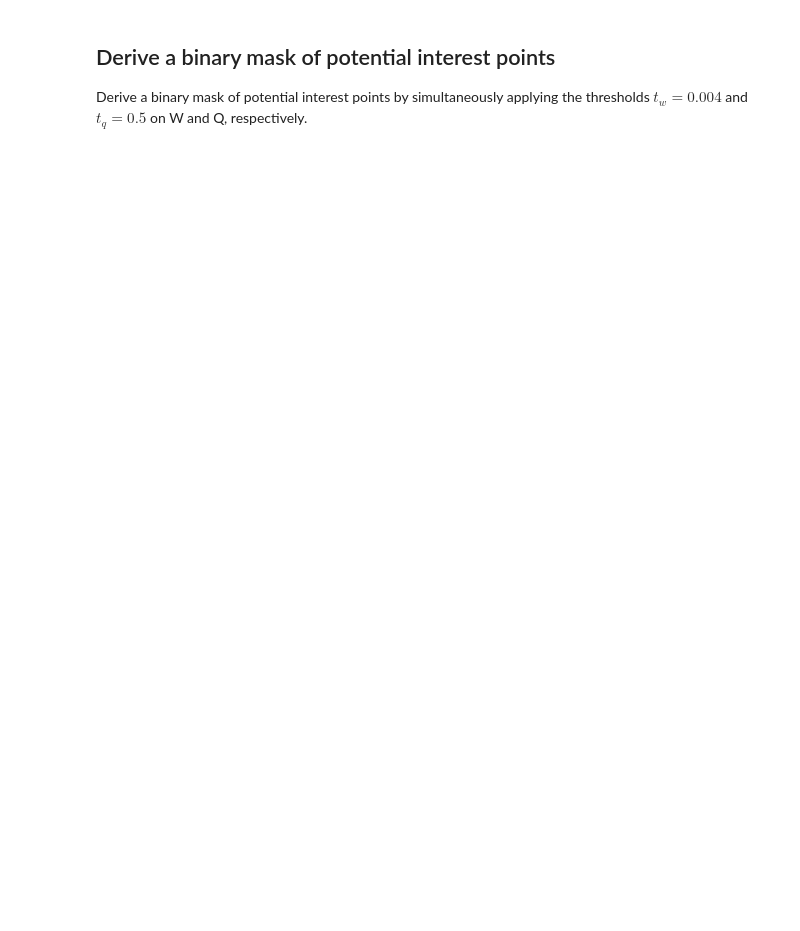
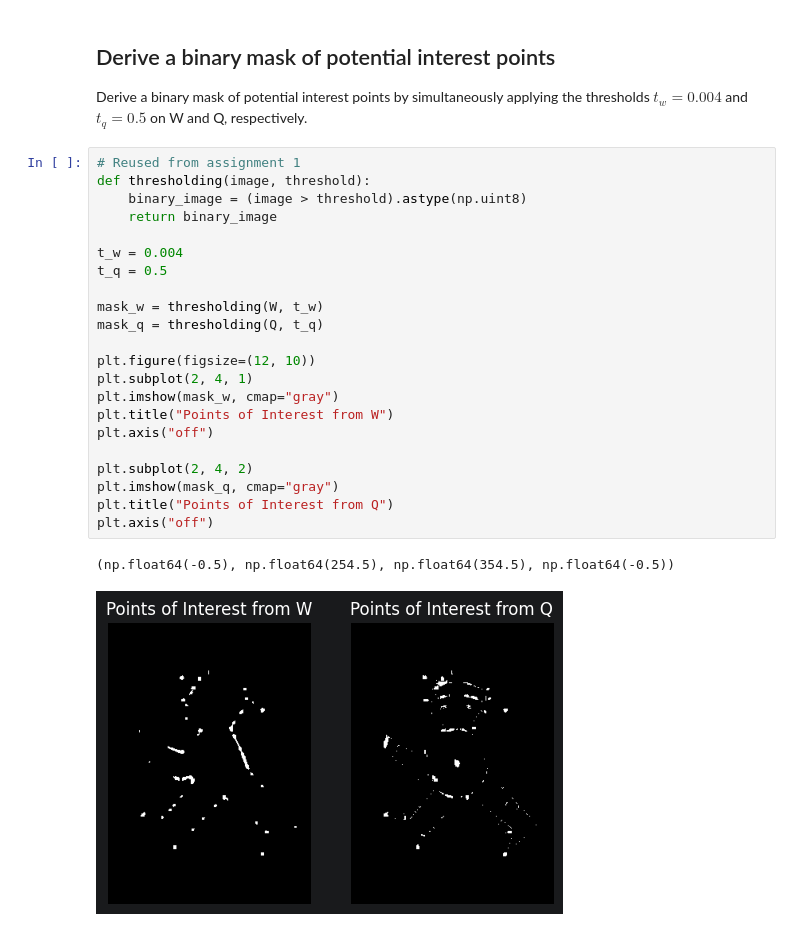
Before and after one commit to DerIltis/IAOR_SS26, a Jupyter notebook: src/Assignment2.ipynb, the cells around one changed output. Drawn from its saved outputs; the diff is of its cells as text; blank space fills up the shorter version.

```diff
--- a/src/Assignment2.ipynb
+++ b/src/Assignment2.ipynb
@@ -287,3 +295,28 @@ plt.tight_layout()
 # %% [markdown]
 ## Derive a binary mask of potential interest points
 Derive a binary mask of potential interest points by simultaneously applying the thresholds $t_w = 0.004$  and $t_q = 0.5$ on W and Q, respectively.
+# %%
+# Reused from assignment 1
+def thresholding(image, threshold):
+    binary_image = (image > threshold).astype(np.uint8)
+    return binary_image
+
+t_w = 0.004
+t_q = 0.5
+
+mask_w = thresholding(W, t_w)
+mask_q = thresholding(Q, t_q)
+
+plt.figure(figsize=(12, 10))
+plt.subplot(2, 4, 1)
+plt.imshow(mask_w, cmap="gray")
+plt.title("Points of Interest from W")
+plt.axis("off")
+
+plt.subplot(2, 4, 2)
+plt.imshow(mask_q, cmap="gray")
+plt.title("Points of Interest from Q")
+plt.axis("off")
+# %% [output]
+(np.float64(-0.5), np.float64(254.5), np.float64(354.5), np.float64(-0.5))
+[figure, added]
```
Also changed, not shown: parts of 9 cells of this notebook, 1 other file.
